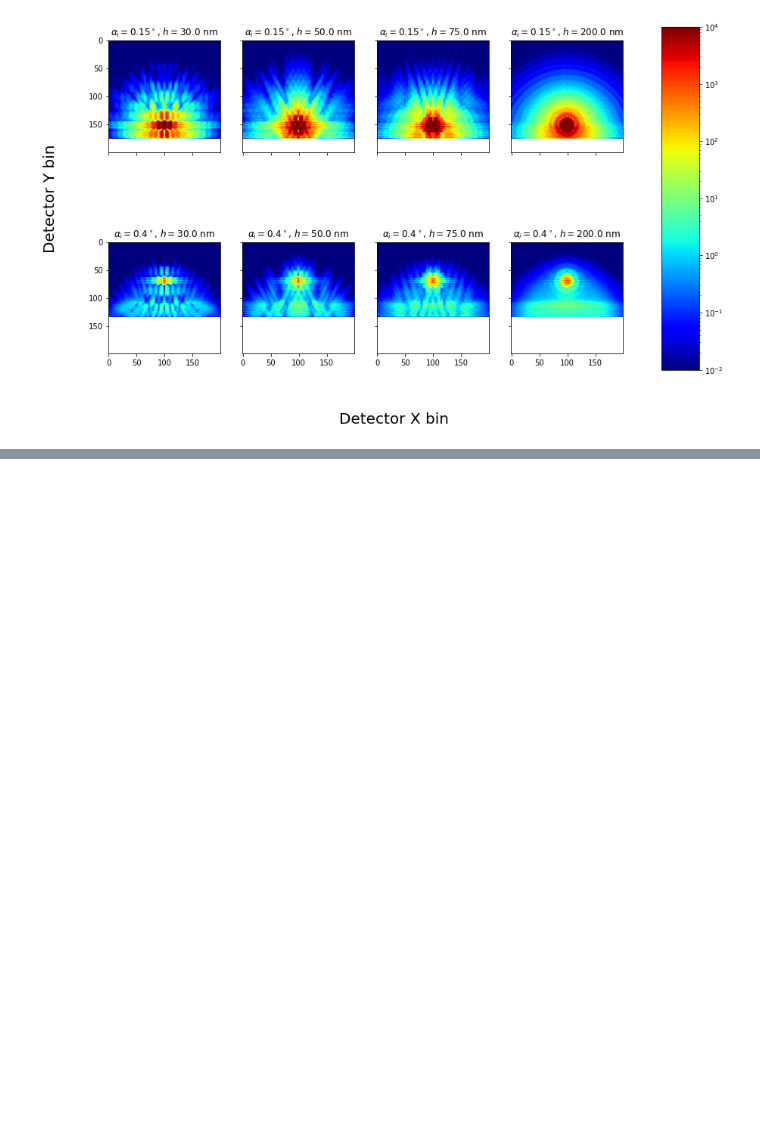
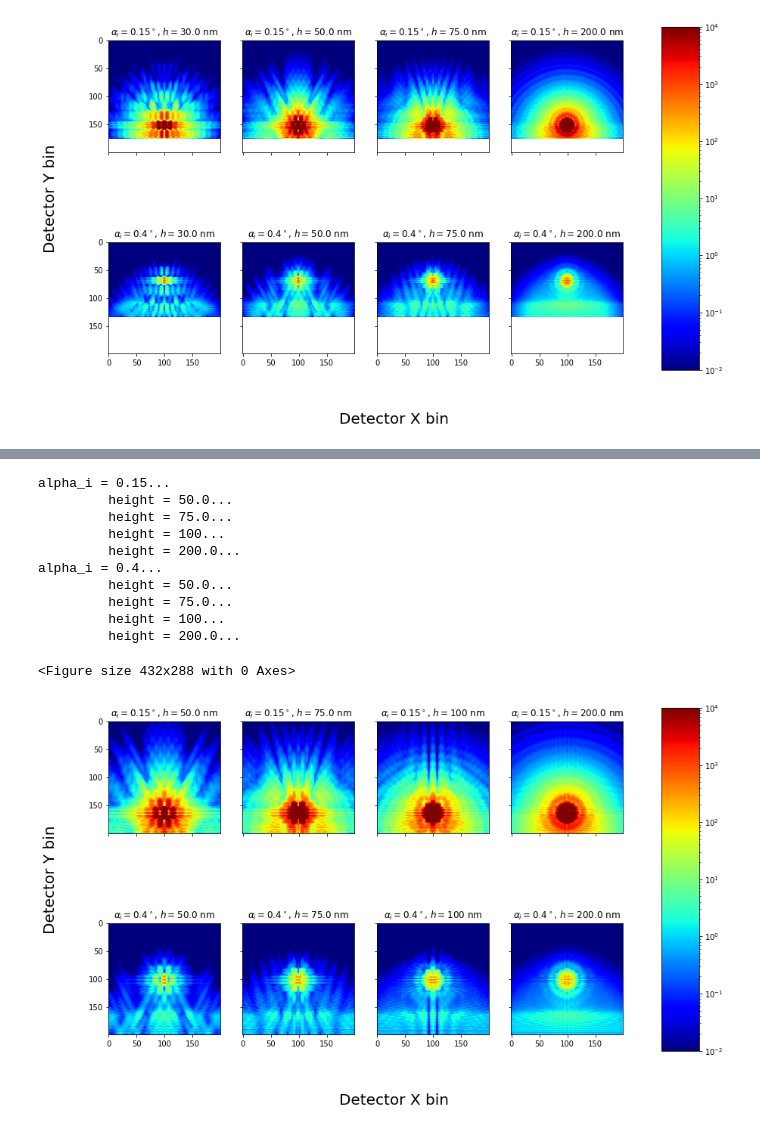
Before and after one commit to juanmcloaiza/randomstuff, a Jupyter notebook: 1dPyramidArrayBornAgain/1dPyramidArray.ipynb, the cells around one changed output, grey strips where cells are left out. Cells and saved outputs as stored; diff of their text form; code cells hidden in the pictures; blank space fills up the shorter version.

```diff
--- a/1dPyramidArrayBornAgain/1dPyramidArray.ipynb
+++ b/1dPyramidArrayBornAgain/1dPyramidArray.ipynb
@@ -480,0 +507,37 @@ alpha_i = 0.4...
+# %%
+%run 1dPyramidArray.py
+
+I = len(alpha_height_arr)
+J = len(alpha_height_arr[0])
+
+fig, ax = plt.subplots(I,J,sharex=True, sharey=True,figsize=(14,9))
+for i in range(I):
+    for j in range(J):
+        image = alpha_height_arr[i][j][0].array()
+        title = alpha_height_arr[i][j][1]
+        im = ax[i,j].imshow(image, norm=matplotlib.colors.LogNorm(), cmap="jet", vmin=1e-2, vmax=1e4)
+        ax[i,j].set_title(title)
+
+fig.subplots_adjust(right=0.8)
+cbar_ax = fig.add_axes([0.85, 0.15, 0.05, 0.7])
+fig.colorbar(im, cax=cbar_ax)
+
+fig.text(0.5, 0.04, 'Detector X bin', ha='center', fontsize=20)
+fig.text(0.04, 0.5, 'Detector Y bin', va='center', fontsize=20, rotation='vertical')
+
+
+#plt.show()
+plt.savefig("with_direct_beam_correction.pdf")
+# %% [output]
+alpha_i = 0.15...
+         height = 50.0...
+         height = 75.0...
+         height = 100...
+         height = 200.0...
+alpha_i = 0.4...
+         height = 50.0...
+         height = 75.0...
+         height = 100...
+         height = 200.0...
+<Figure size 432x288 with 0 Axes>
+[figure, added]
```
Also changed, not shown: parts of 9 cells of this notebook, 1 other file.
